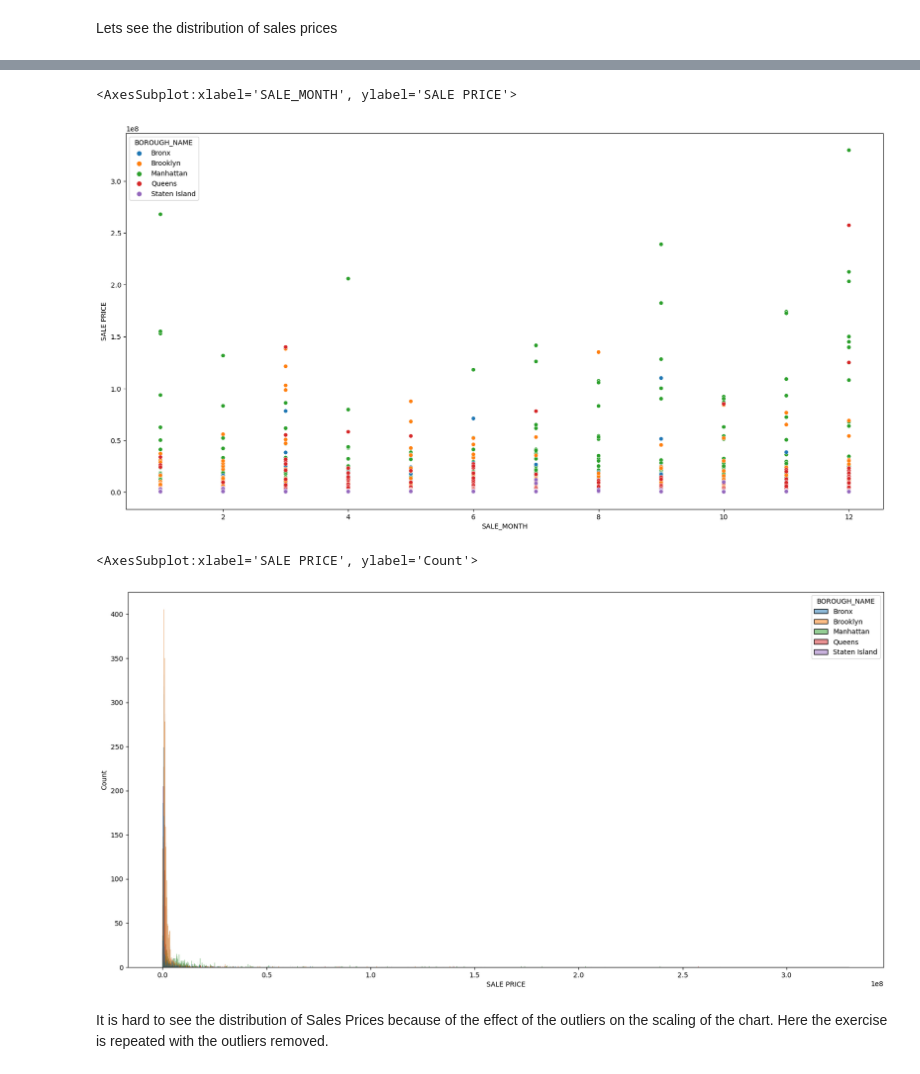
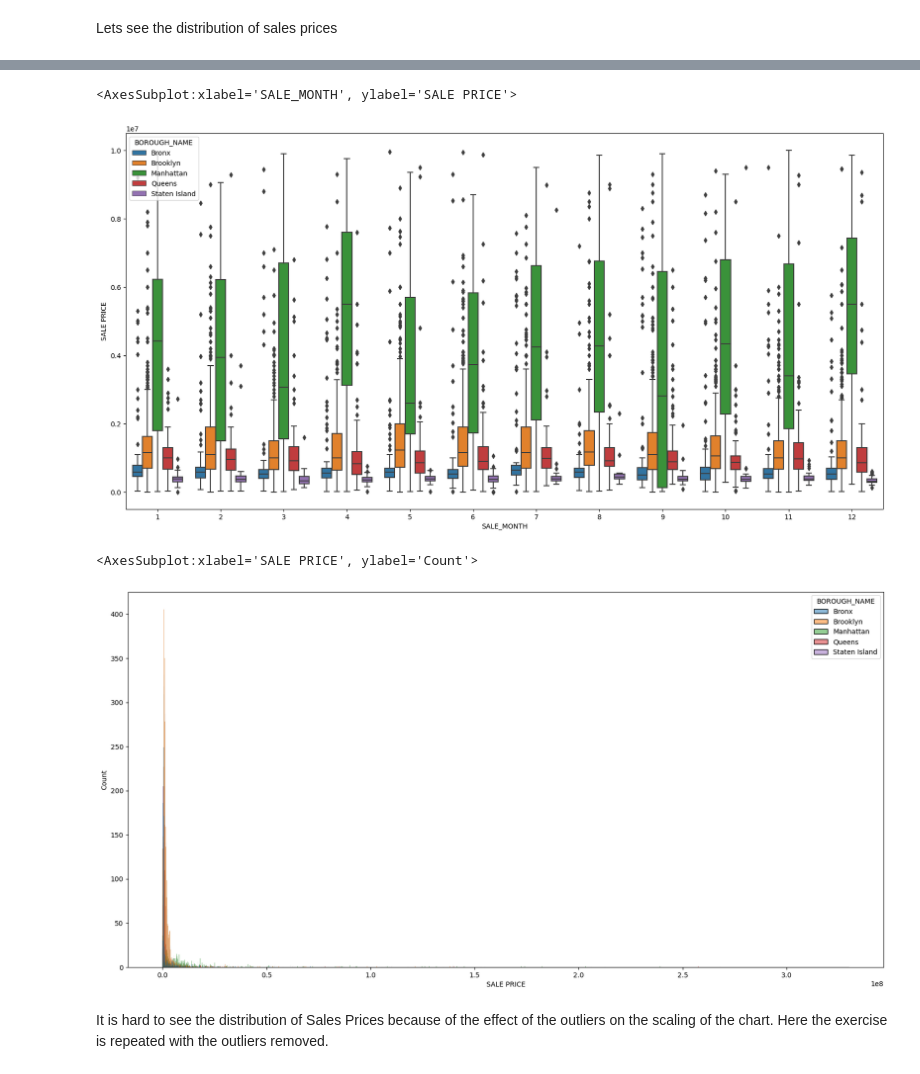
Before and after one commit to arame/MagnimindTask1, a Jupyter notebook: Task1_eda.ipynb, the cells around one changed output, grey strips where cells are left out. Saved outputs shown, nothing was run; the diff lists cells and outputs as text; code cells hidden in the pictures.

```diff
--- a/Task1_eda.ipynb
+++ b/Task1_eda.ipynb
@@ -92,15 +89,19 @@ sns.scatterplot(data=df_housing, x="SALE DATE", y="SALE PRICE", hue="BOROUGH_NAM
+# %%
+
+plt.figure(figsize = (20,10))
+plt.title("Sales prices per month per borough without outliers")
+df_new_housing = clean.df_housing[clean.df_housing["SALE PRICE"] < 10000000]
+sns.boxplot(data=df_new_housing, x="SALE_MONTH", y="SALE PRICE", hue="BOROUGH_NAME", hue_order=borough_names)
+# %% [output]
+<AxesSubplot:xlabel='SALE_MONTH', ylabel='SALE PRICE'>
+[figure, added]
 # %%
 plt.figure(figsize = (20,10))
-sns.scatterplot(data=df_housing, x="SALE_MONTH", y="SALE PRICE", hue="BOROUGH_NAME", hue_order=hue_order)
+plt.title("Sale Price")
+sns.histplot(data=clean.df_housing, x="SALE PRICE", hue="BOROUGH_NAME", hue_order=borough_names)
 # %% [output]
-<AxesSubplot:xlabel='SALE_MONTH', ylabel='SALE PRICE'>
+<AxesSubplot:xlabel='SALE PRICE', ylabel='Count'>
-[figure, old version]
+[figure, new version]
-# %%
-plt.figure(figsize = (20,10))
-sns.histplot(data=df_housing, x="SALE PRICE", hue="BOROUGH_NAME", hue_order=hue_order)
-# %% [output]
-<AxesSubplot:xlabel='SALE PRICE', ylabel='Count'>
-[figure, removed]
 # %% [markdown]
 It is hard to see the distribution of Sales Prices because of the effect of the outliers
 on the scaling of the chart.
```
Also changed, not shown: parts of 15 cells of this notebook, 2 other files.
